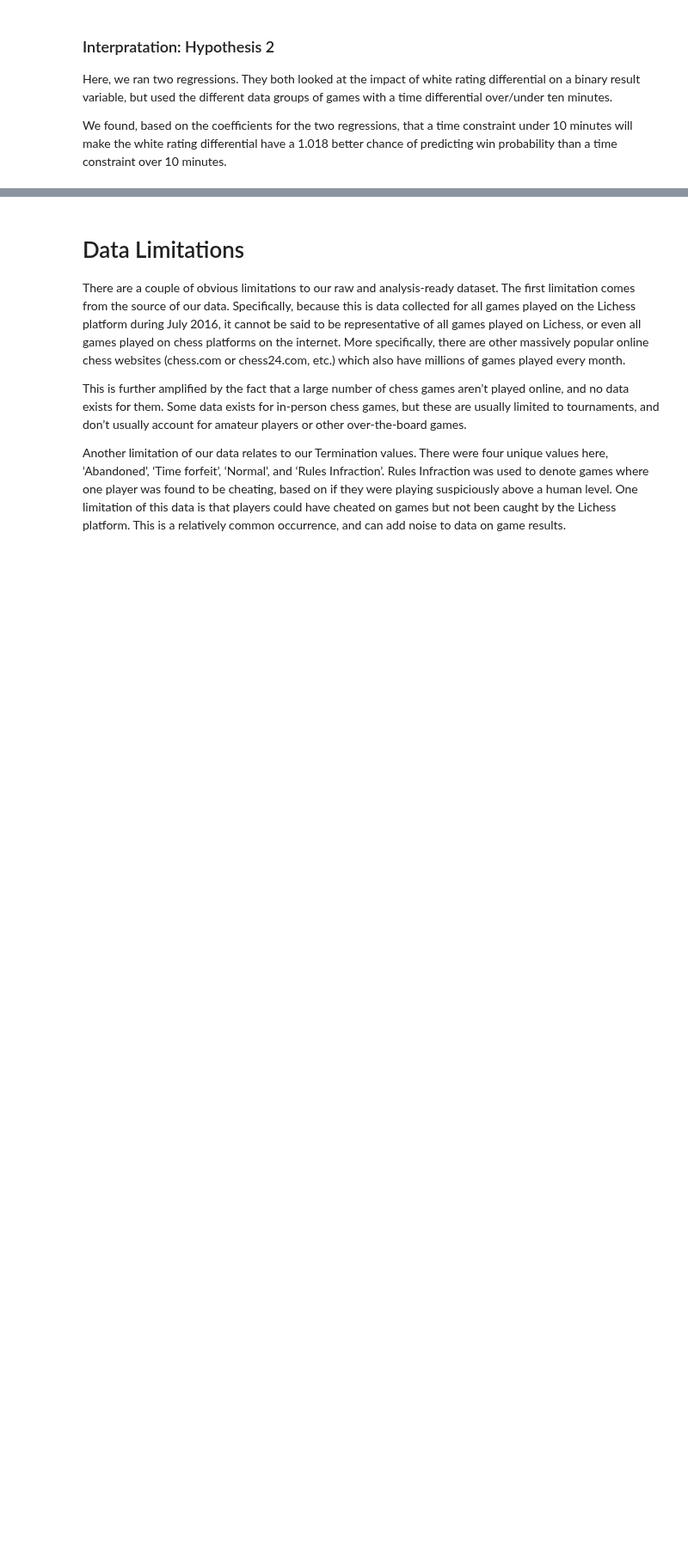
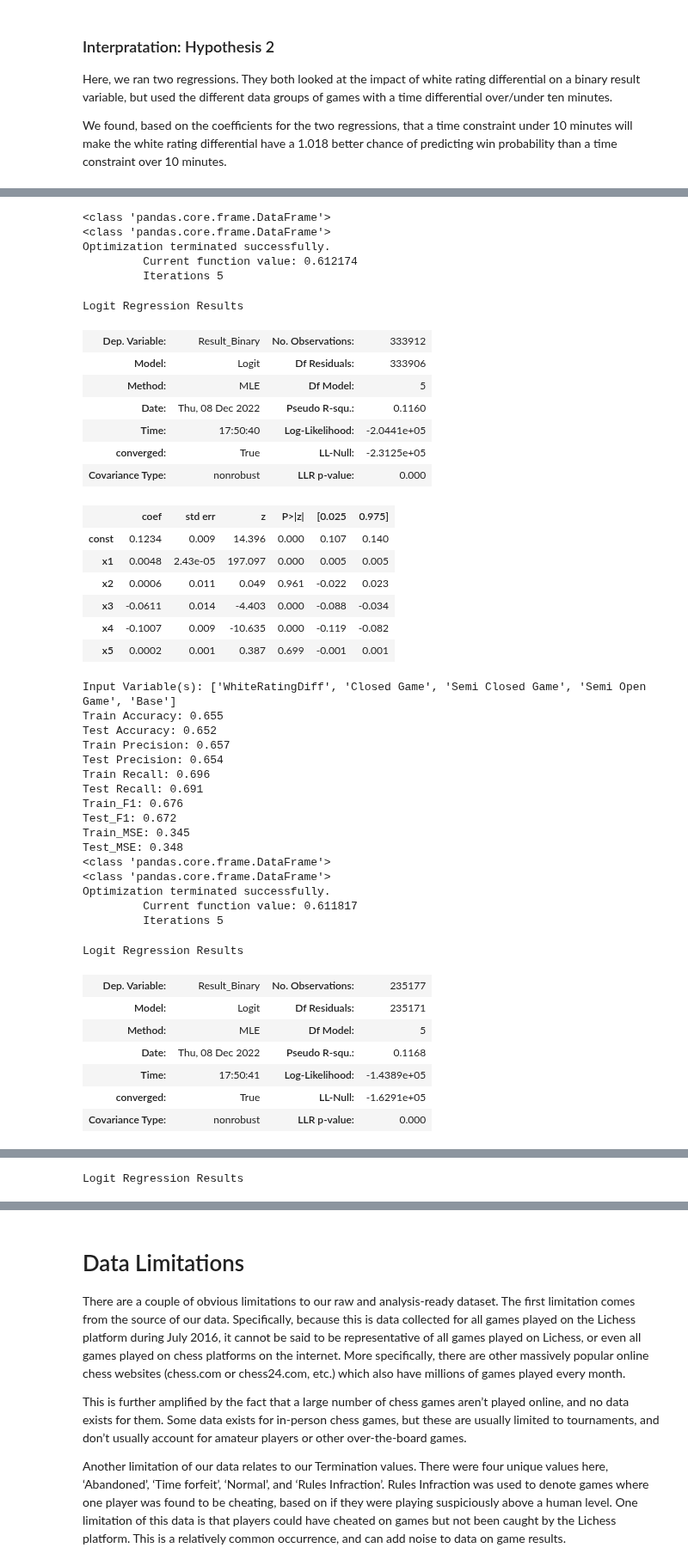
Before and after one commit to jeanie-liu/chess_win_predictor, a Jupyter notebook: phase4_Aarya.ipynb, the cells around one changed output, grey strips where cells are left out. Shown at 86% size. Cells and saved outputs as stored; diff of their text form; code cells hidden in the pictures; blank space fills up the shorter version.

```diff
--- a/phase4_Aarya.ipynb
+++ b/phase4_Aarya.ipynb
@@ -894,0 +913,63 @@ We found, based on the coefficients for the two regressions, that a time constra
+# %%
+#inputs: opening type, rating diff, time constraint
+#output: binary win/lose
+
+# %sql all_table << SELECT OpeningType, WhiteRatingDiff, TimeControl, Result_Binary FROM chess_games_cleaned
+
+# display(all_table)
+
+# all_train, all_test = train_test_split(all_table, test_size = 0.20, random_state = 2950)
+
+# print(all_train)
+# print(all_test)
+
+run_logistic_regression_sm(['WhiteRatingDiff','Closed Game', 'Semi Closed Game', 'Semi Open Game', 'Base'], chess_train, chess_test, 'Result_Binary')
+
+run_logistic_regression_sm(['WhiteRatingDiff','Closed Game', 'Semi Closed Game', 'Semi Open Game', 'Base'], under_ten_train, under_ten_test, 'Result_Binary')
+
+run_logistic_regression_sm(['WhiteRatingDiff','Closed Game', 'Semi Closed Game', 'Semi Open Game', 'Base'], over_ten_train, over_ten_test, 'Result_Binary')
+# %% [output]
+<class 'pandas.core.frame.DataFrame'>
+<class 'pandas.core.frame.DataFrame'>
+Optimization terminated successfully.
+         Current function value: 0.612174
+         Iterations 5
+Logit Regression Results
+| Dep. Variable: | Result_Binary | No. Observations: | 333912 |
+| Model: | Logit | Df Residuals: | 333906 |
+| Method: | MLE | Df Model: | 5 |
+| Date: | Thu, 08 Dec 2022 | Pseudo R-squ.: | 0.1160 |
+| Time: | 17:50:40 | Log-Likelihood: | -2.0441e+05 |
+| converged: | True | LL-Null: | -2.3125e+05 |
+| Covariance Type: | nonrobust | LLR p-value: | 0.000 |
+|  | coef | std err | z | P>|z| | [0.025 | 0.975] |
+| const | 0.1234 | 0.009 | 14.396 | 0.000 | 0.107 | 0.140 |
+| x1 | 0.0048 | 2.43e-05 | 197.097 | 0.000 | 0.005 | 0.005 |
+| x2 | 0.0006 | 0.011 | 0.049 | 0.961 | -0.022 | 0.023 |
+| x3 | -0.0611 | 0.014 | -4.403 | 0.000 | -0.088 | -0.034 |
+| x4 | -0.1007 | 0.009 | -10.635 | 0.000 | -0.119 | -0.082 |
+| x5 | 0.0002 | 0.001 | 0.387 | 0.699 | -0.001 | 0.001 |
+Input Variable(s): ['WhiteRatingDiff', 'Closed Game', 'Semi Closed Game', 'Semi Open Game', 'Base']
+Train Accuracy: 0.655
+Test Accuracy: 0.652
+Train Precision: 0.657
+Test Precision: 0.654
+Train Recall: 0.696
+Test Recall: 0.691
+Train_F1: 0.676
+Test_F1: 0.672
+Train_MSE: 0.345
+Test_MSE: 0.348
+<class 'pandas.core.frame.DataFrame'>
+<class 'pandas.core.frame.DataFrame'>
+Optimization terminated successfully.
+         Current function value: 0.611817
+         Iterations 5
+Logit Regression Results
+| Dep. Variable: | Result_Binary | No. Observations: | 235177 |
+| Model: | Logit | Df Residuals: | 235171 |
+| Method: | MLE | Df Model: | 5 |
+| Date: | Thu, 08 Dec 2022 | Pseudo R-squ.: | 0.1168 |
+| Time: | 17:50:41 | Log-Likelihood: | -1.4389e+05 |
+| converged: | True | LL-Null: | -1.6291e+05 |
+| Covariance Type: | nonrobust | LLR p-value: | 0.000 |
@@ -894,0 +999 @@ We found, based on the coefficients for the two regressions, that a time constra
+Logit Regression Results
```
Also changed, not shown: parts of 20 cells of this notebook, 1 other file.
